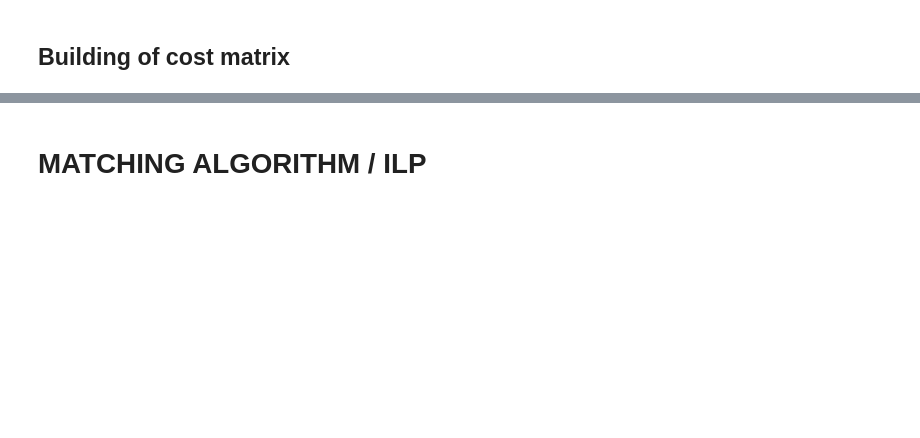
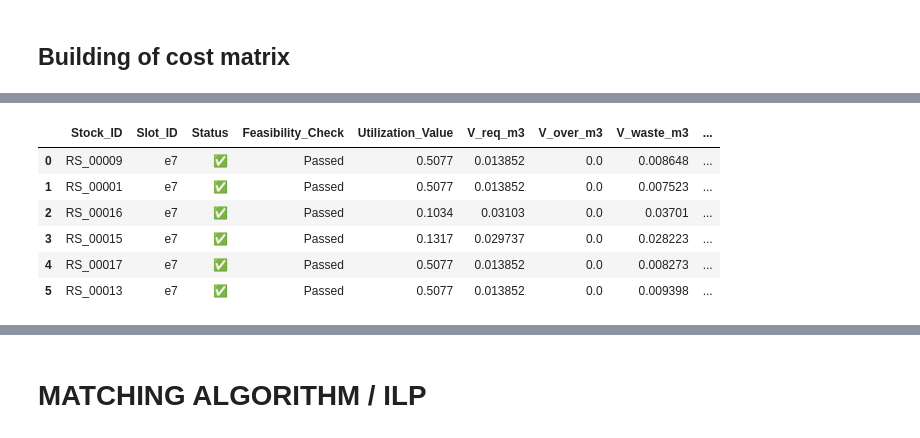
Before and after one commit to Jasp3r16/thesis_generative_timber, a Jupyter notebook: c26_27_optimizer_workflow_with_cost_and_ILP.ipynb, the cells around one changed output, grey strips where cells are left out. Saved outputs shown, nothing was run; the diff lists cells and outputs as text; code cells hidden in the pictures; blank space fills up the shorter version.

```diff
--- a/c26_27_optimizer_workflow_with_cost_and_ILP.ipynb
+++ b/c26_27_optimizer_workflow_with_cost_and_ILP.ipynb
@@ -630,0 +462,91 @@ NameError: name 'df_slots' is not defined
+# %%
+import importlib
+import numpy as np
+import pandas as pd
+import config
+import cost_calculation as cc
+
+# Ensure latest src/cost_calculation.py is used in the active kernel
+importlib.reload(cc)
+
+build_cost_matrix = cc.build_cost_matrix
+analyze_and_export_slot_logs = cc.analyze_and_export_slot_logs
+
+# Diepte-analyse instellingen
+target_slot_for_analysis = 'e7'
+all_stock_ids = df_input_stock['Member_ID'].dropna().astype(str).tolist()
+
+# Nieuwe constraint-instelling (utilization)
+utilization_threshold = 1.0
+utilization_threshold_sweep = [0.90, 1.00, 1.10]
+utilization_matrix_for_cost = df_utilization_matrix if 'df_utilization_matrix' in globals() else None
+
+print(f"🔍 Diepte-analyse gestart voor slot: {target_slot_for_analysis}")
+print(f"📦 Aantal stock items in analyse: {len(all_stock_ids)}")
+
+if utilization_matrix_for_cost is None:
+    print("⚠️ Geen utilization-matrix gevonden; kostenmatrix draait zonder utilization-constraint.")
+else:
+    print(f"🧱 Utilization-constraint actief met gekozen drempel <= {utilization_threshold:.2f}")
+
+    # Snelle sweep om effect op oplossingsruimte te tonen
+    sweep_rows = []
+    for thr in utilization_threshold_sweep:
+        cm_sweep, _, _ = build_cost_matrix(
+            df_slots,
+            df_input_stock,
+            target_stock_ids=None,
+            df_utilization_matrix=utilization_matrix_for_cost,
+            max_utilization_threshold=thr,
+        )
+        finite_mask = np.isfinite(cm_sweep)
+        valid_count = int(finite_mask.sum())
+        total_count = int(cm_sweep.size)
+        valid_ratio = (valid_count / total_count) if total_count > 0 else 0.0
+        mean_cost = float(np.nanmean(np.where(finite_mask, cm_sweep, np.nan))) if valid_count > 0 else np.nan
+
+        sweep_rows.append({
+            'threshold': thr,
+            'valid_combinations': valid_count,
+            'total_combinations': total_count,
+            'valid_ratio': round(valid_ratio, 4),
+            'mean_finite_cost': round(mean_cost, 3) if np.isfinite(mean_cost) else np.nan,
+        })
+
+    df_threshold_sweep = pd.DataFrame(sweep_rows).sort_values('threshold').reset_index(drop=True)
+    print("\nVergelijking utilization-threshold sweep:")
+    display(df_threshold_sweep)
+
+# Bouw de matrix en log alle stock items (voor alle slots) met GEKOZEN threshold
+cost_matrix, verrijkte_stock, df_logs = build_cost_matrix(
+    df_slots,
+    df_input_stock,
+    target_stock_ids=all_stock_ids,
+    df_utilization_matrix=utilization_matrix_for_cost,
+    max_utilization_threshold=utilization_threshold,
+)
+
+# 3. Presentatie van het resultaat
+# Maak er een DataFrame van, puur om het netjes te kunnen printen.
+df_cost_matrix_display = pd.DataFrame(
+    cost_matrix,
+    index=[f"{row['edge_id']} ({row['Length_Req']:.0f}mm)" for _, row in df_slots.iterrows()],
+    columns=verrijkte_stock['Member_ID'].tolist()
+)
+
+df_cost_matrix_display.to_csv(config.EXPORT_PATH / 'final_cost_matrix.csv', index=True)
+
+# Diepte-analyse + export verplaatst naar cost_calculation.py
+df_logs_slot, df_logs_slot_rs, analysis_export_path = analyze_and_export_slot_logs(
+    df_logs=df_logs,
+    target_slot_for_analysis=target_slot_for_analysis,
+    all_stock_ids=all_stock_ids,
+    export_dir=config.EXPORT_PATH,
+    display_fn=display
+)
+
+print("\nPreview Cost Matrix (eerste 8 staven, eerste 5 inventaris-balken):")
+print("(Let op: 'inf' betekent dat de inventaris-balk te klein is, utilization faalt, of anderszins wordt uitgesloten)\n")
+print("=" * 80)
+print(df_cost_matrix_display.iloc[:8, :5].round(2))
+# %% [output]
@@ -630,0 +585,7 @@ NameError: name 'df_slots' is not defined
+|  | Stock_ID | Slot_ID | Status | Feasibility_Check | Utilization_Value | V_req_m3 | V_over_m3 | V_waste_m3 | ... |
+| 0 | RS_00009 | e7 | ✅ | Passed | 0.5077 | 0.013852 | 0.0 | 0.008648 | ... |
+| 1 | RS_00001 | e7 | ✅ | Passed | 0.5077 | 0.013852 | 0.0 | 0.007523 | ... |
+| 2 | RS_00016 | e7 | ✅ | Passed | 0.1034 | 0.03103 | 0.0 | 0.03701 | ... |
+| 3 | RS_00015 | e7 | ✅ | Passed | 0.1317 | 0.029737 | 0.0 | 0.028223 | ... |
+| 4 | RS_00017 | e7 | ✅ | Passed | 0.5077 | 0.013852 | 0.0 | 0.008273 | ... |
+| 5 | RS_00013 | e7 | ✅ | Passed | 0.5077 | 0.013852 | 0.0 | 0.009398 | ... |
```
Also changed, not shown: parts of 11 cells of this notebook, 3 other files.
